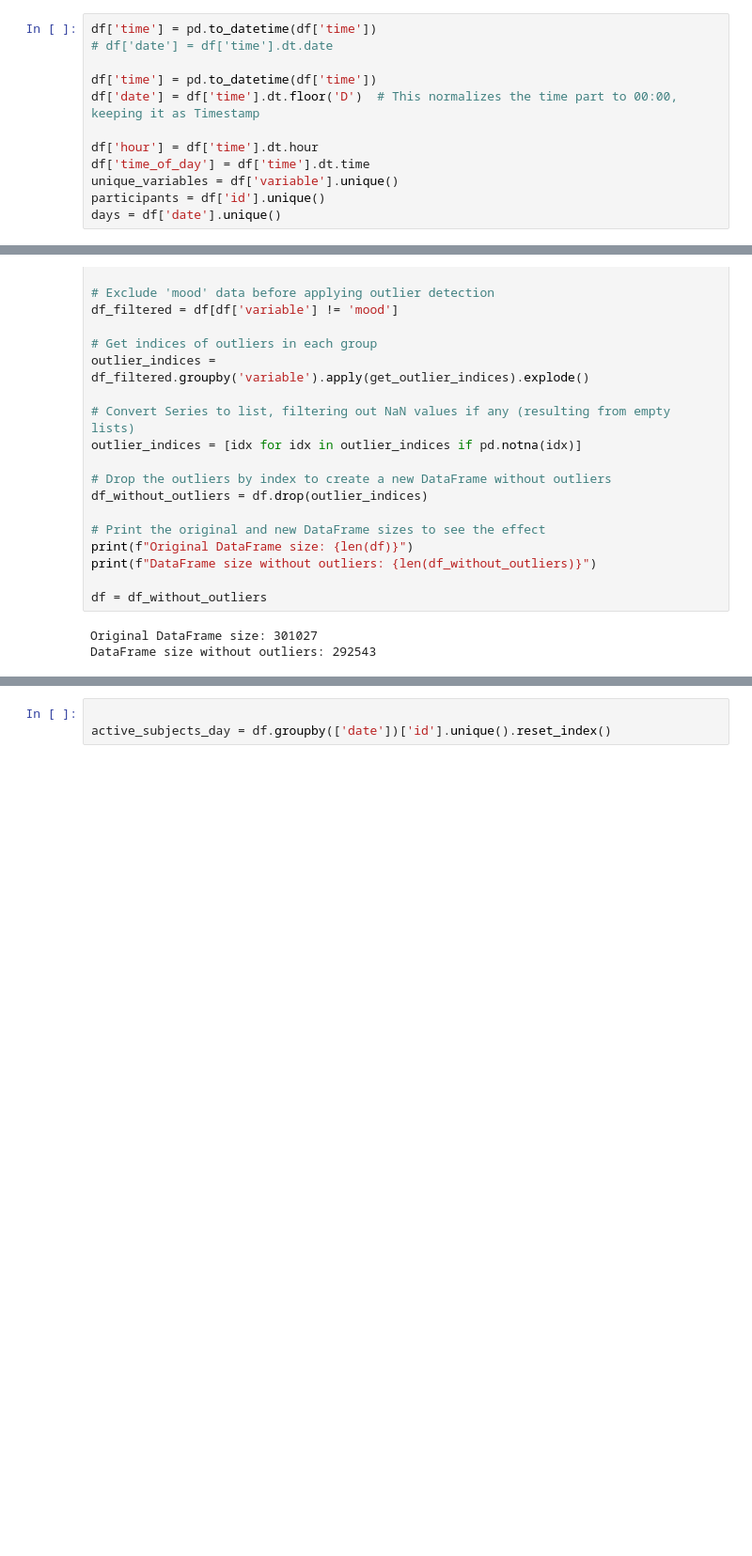
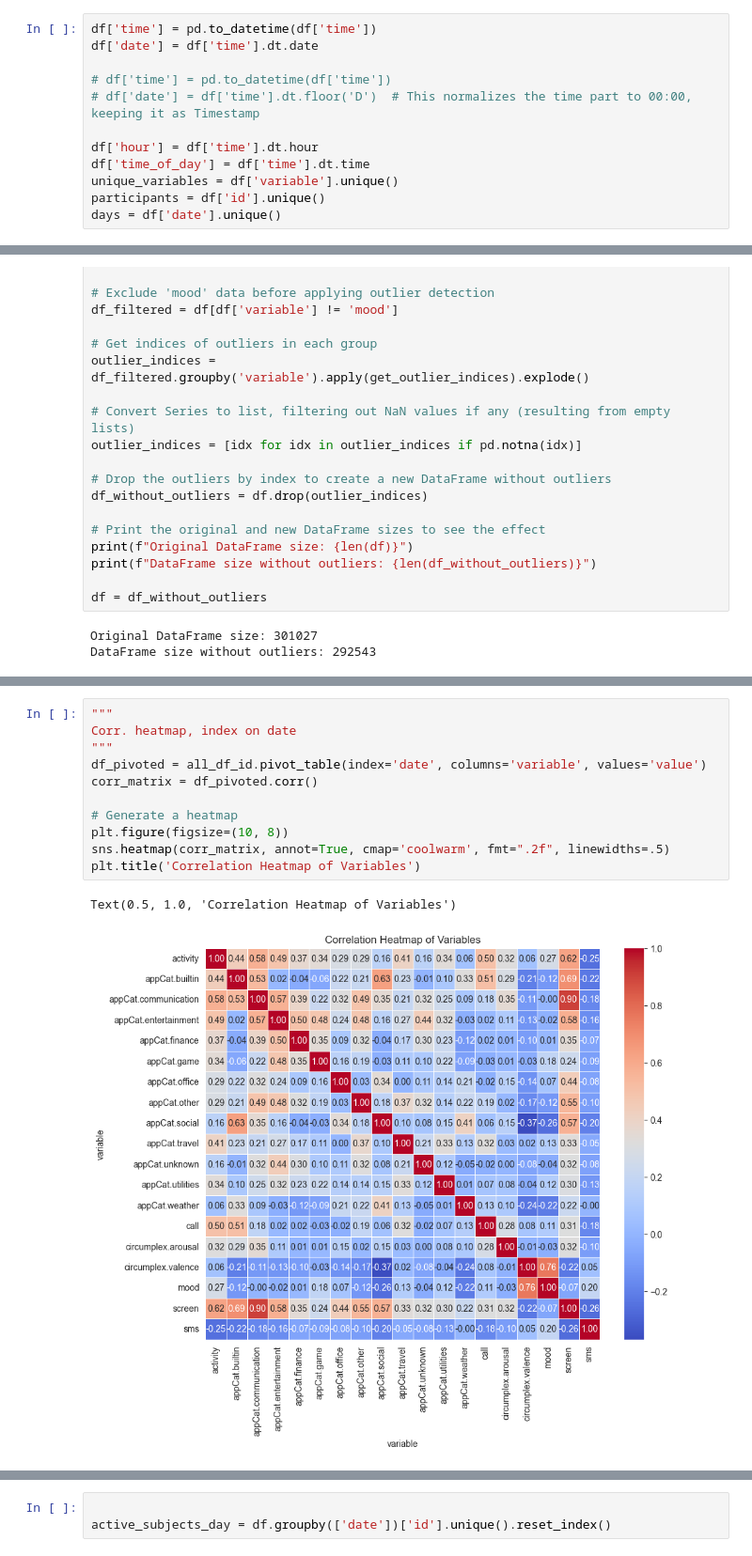
Before and after one commit to Evalunaellinger/datamining_1, a Jupyter notebook: main_v3.ipynb, the cells around one changed output, grey strips where cells are left out. Shown: that part at 94% size. Saved outputs shown, nothing was run; the diff lists cells and outputs as text; blank space fills up the shorter version.

```diff
--- a/main_v3.ipynb
+++ b/main_v3.ipynb
@@ -29,9 +34,9 @@ Cut out measurements until continuous measurements of mood for
 # %%
 df['time'] = pd.to_datetime(df['time'])
-# df['date'] = df['time'].dt.date
+df['date'] = df['time'].dt.date
 
-df['time'] = pd.to_datetime(df['time'])
-df['date'] = df['time'].dt.floor('D')  # This normalizes the time part to 00:00, keeping it as Timestamp
+# df['time'] = pd.to_datetime(df['time'])
+# df['date'] = df['time'].dt.floor('D')  # This normalizes the time part to 00:00, keeping it as Timestamp
 
 df['hour'] = df['time'].dt.hour
 df['time_of_day'] = df['time'].dt.time
@@ -294,0 +322,14 @@ print(all_df_id)
+# %%
+"""
+Corr. heatmap, index on date
+"""
+df_pivoted = all_df_id.pivot_table(index='date', columns='variable', values='value')
+corr_matrix = df_pivoted.corr()
+
+# Generate a heatmap
+plt.figure(figsize=(10, 8))
+sns.heatmap(corr_matrix, annot=True, cmap='coolwarm', fmt=".2f", linewidths=.5)
+plt.title('Correlation Heatmap of Variables')
+# %% [output]
+Text(0.5, 1.0, 'Correlation Heatmap of Variables')
+[figure, added]
```
Also changed, not shown: parts of 22 cells of this notebook.
